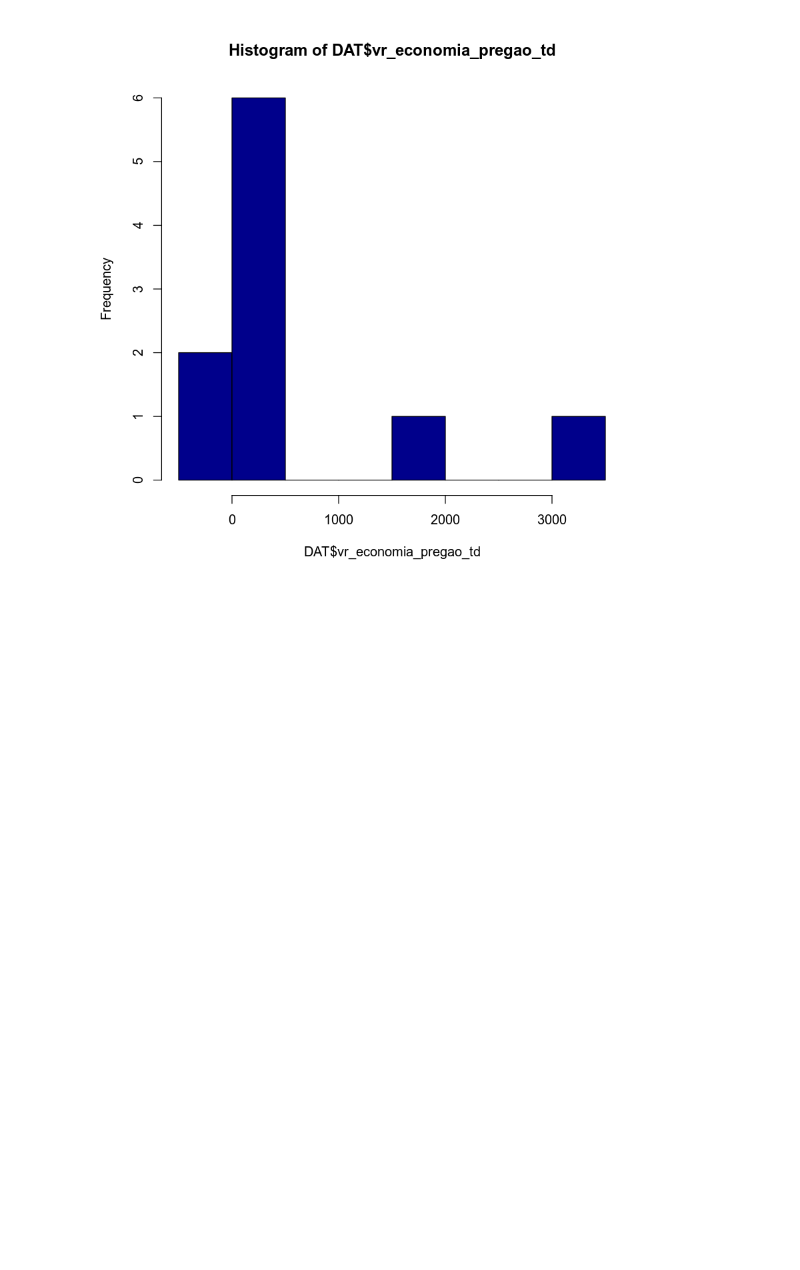
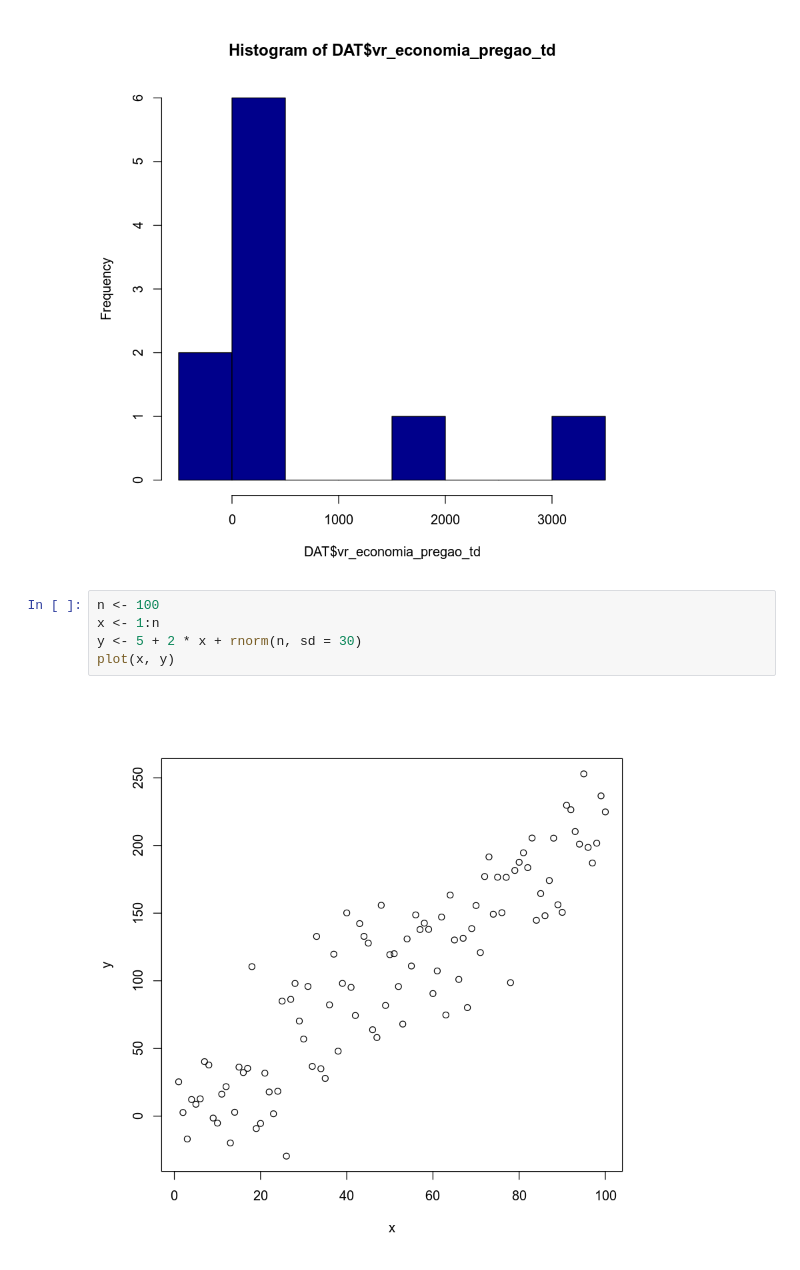
Before and after one commit to amk2/R-, a Jupyter notebook: RComprasPlanilha.ipynb, the cells around one changed output. Drawn from its saved outputs; the diff is of its cells as text; blank space fills up the shorter version.

```diff
--- a/RComprasPlanilha.ipynb
+++ b/RComprasPlanilha.ipynb
@@ -166,3 +192,10 @@ plot(x = DAT$vr_economia_pregao_td, y = DAT$vr_ipca_mensal_td,
 hist(DAT$vr_economia_pregao_td, col="darkblue", border="black")
 # %% [output]
 [figure]
+# %%
+n <- 100
+x <- 1:n
+y <- 5 + 2 * x + rnorm(n, sd = 30)
+plot(x, y)
+# %% [output]
+[figure, added]
```
Also changed, not shown: parts of 9 cells of this notebook.
